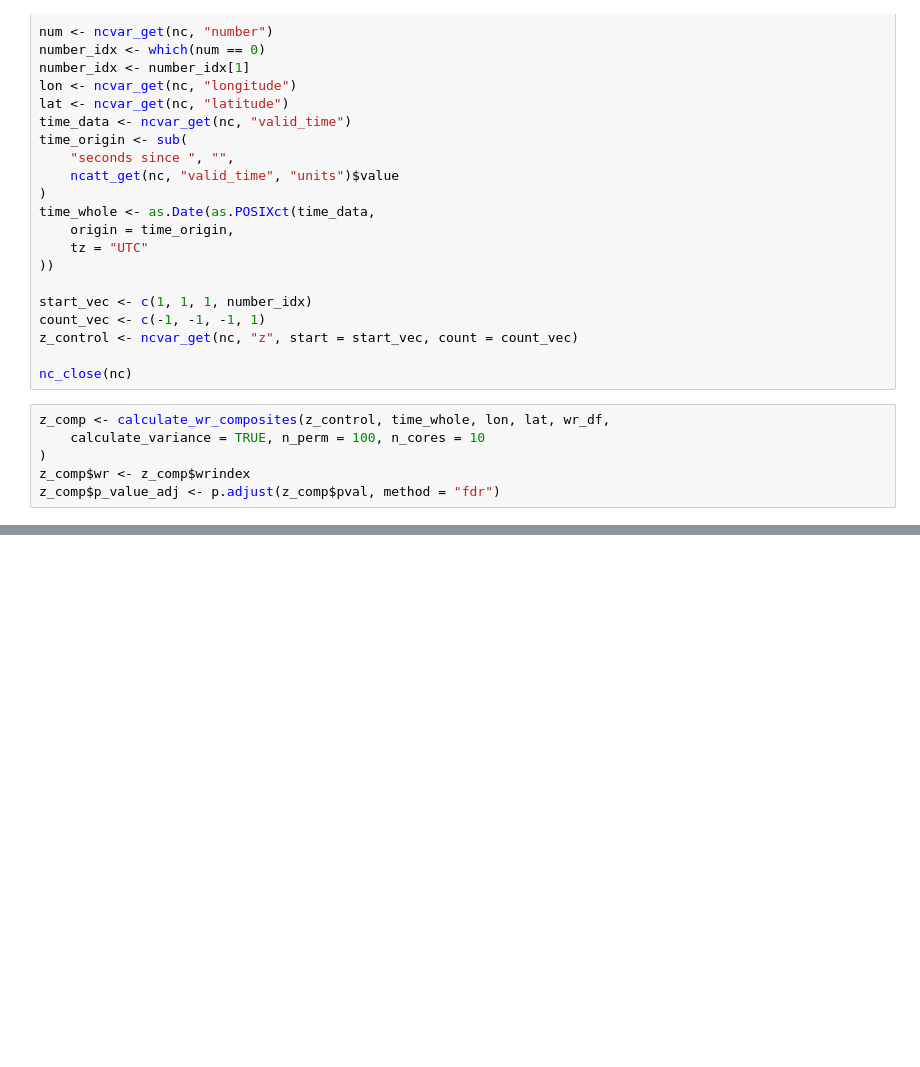
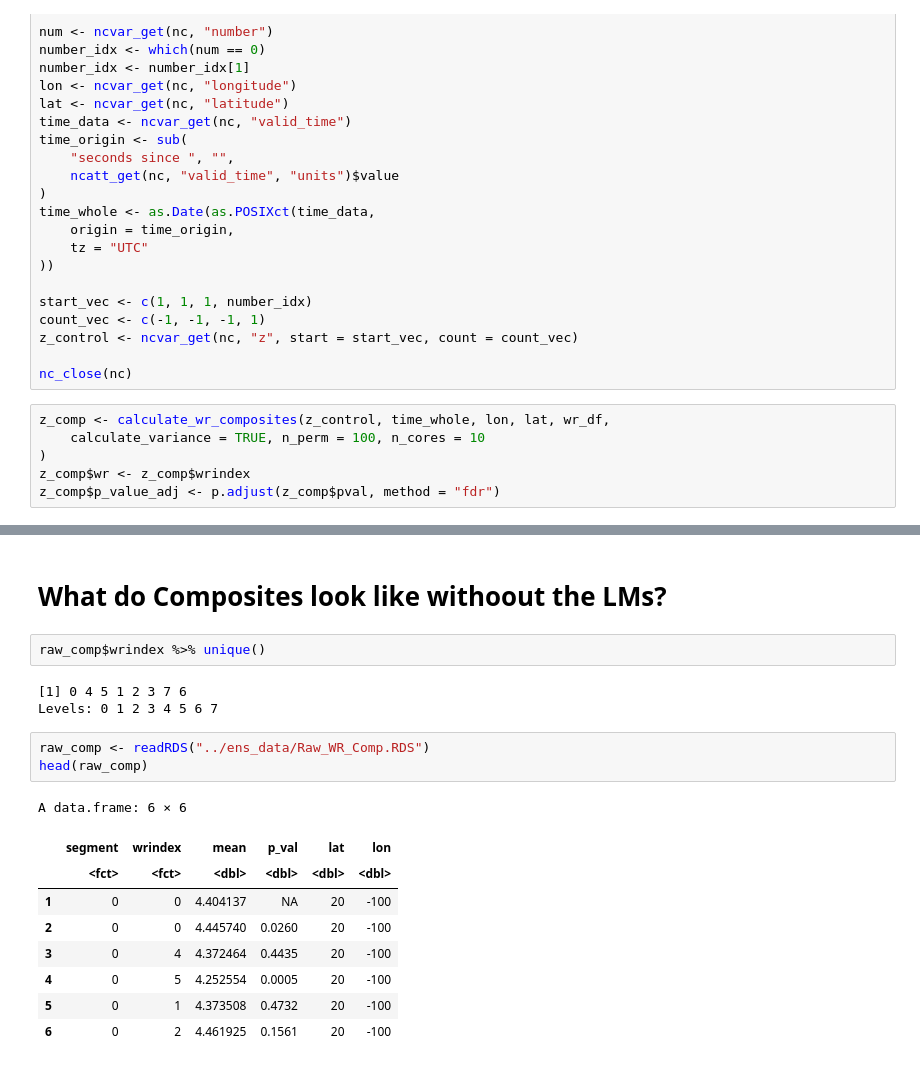
Before and after one commit to hschoeller/wp22a, a Jupyter notebook: notebooks/CompositeVariances.ipynb, the cells around one changed output, grey strips where cells are left out. Drawn from its saved outputs; the diff is of its cells as text; blank space fills up the shorter version.

```diff
--- a/notebooks/CompositeVariances.ipynb
+++ b/notebooks/CompositeVariances.ipynb
@@ -134,0 +135,20 @@ ggplot(z_comp, aes(x = p_value_adj)) +
+# %% [markdown]
+# What do Composites look like withoout the LMs?
+# %%
+raw_comp$wrindex %>% unique()
+# %% [output]
+[1] 0 4 5 1 2 3 7 6
+Levels: 0 1 2 3 4 5 6 7
+# %%
+raw_comp <- readRDS("../ens_data/Raw_WR_Comp.RDS")
+head(raw_comp)
+# %% [output]
+A data.frame: 6 × 6
+|  | segment | wrindex | mean | p_val | lat | lon |
+|  | <fct> | <fct> | <dbl> | <dbl> | <dbl> | <dbl> |
+| 1 | 0 | 0 | 4.404137 | NA | 20 | -100 |
+| 2 | 0 | 0 | 4.445740 | 0.0260 | 20 | -100 |
+| 3 | 0 | 4 | 4.372464 | 0.4435 | 20 | -100 |
+| 4 | 0 | 5 | 4.252554 | 0.0005 | 20 | -100 |
+| 5 | 0 | 1 | 4.373508 | 0.4732 | 20 | -100 |
+| 6 | 0 | 2 | 4.461925 | 0.1561 | 20 | -100 |
```
Also changed, not shown: parts of 15 cells of this notebook, 7 other files.
